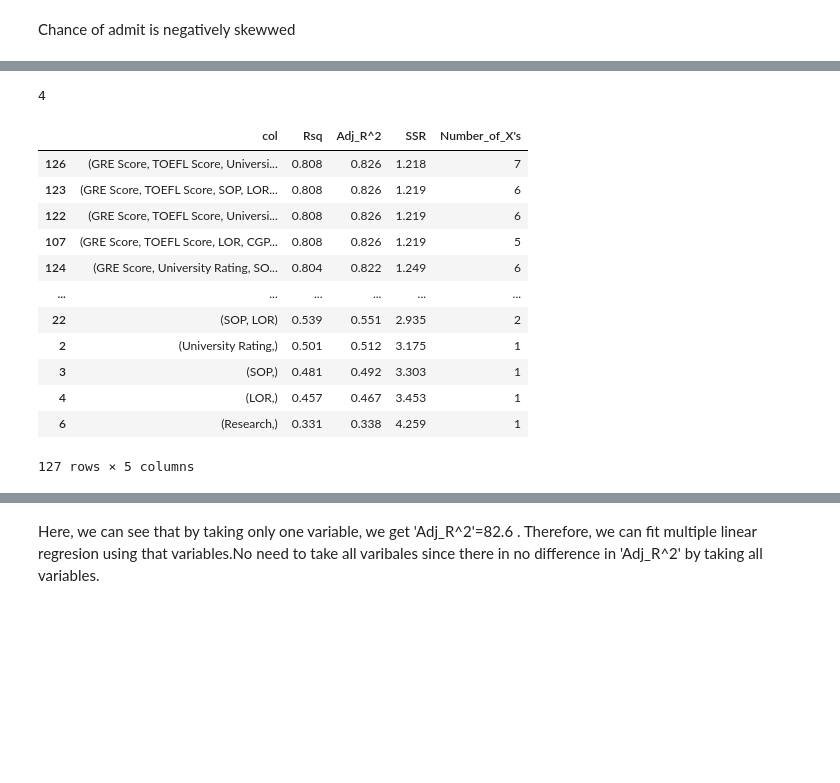
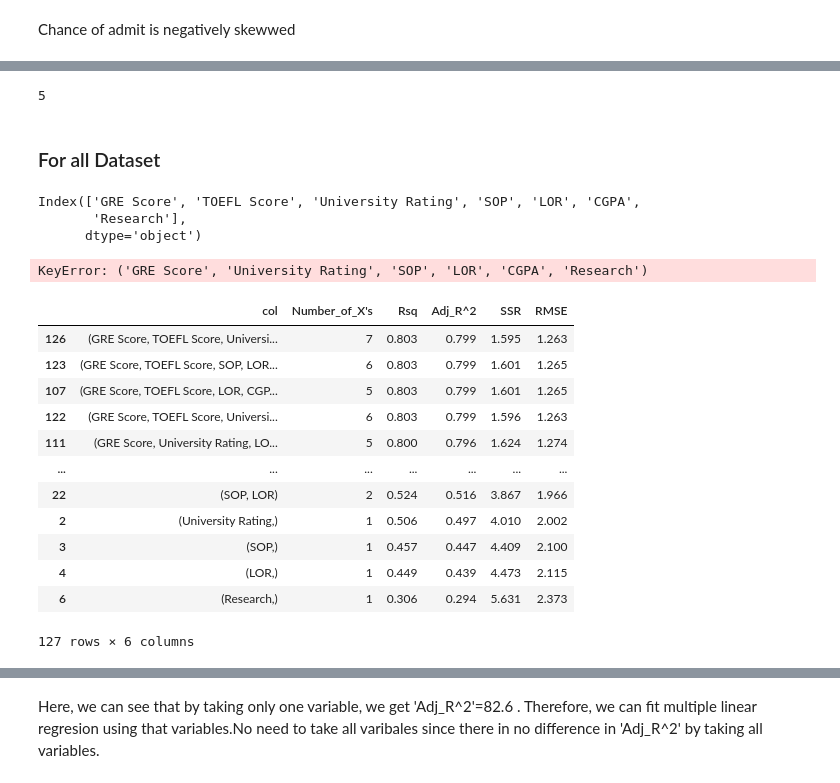
Before and after one commit to Jayesh-Chavan/Machine-Learning, a Jupyter notebook: Linear Regression/Multiple Regression.ipynb, the cells around one changed output, grey strips where cells are left out. Drawn from its saved outputs; the diff is of its cells as text; code cells hidden in the pictures; blank space fills up the shorter version.

```diff
--- a/Linear Regression/Multiple Regression.ipynb
+++ b/Linear Regression/Multiple Regression.ipynb
@@ -153,25 +85,40 @@ def MLR(X,y,pred = None):
     X :- DataFrame of X variates
     y :- Dependent variable
     pred :- Data to use to predict (Either train or test)'''
-    X_train, X_test, y_train ,y_test = train_test_split(X,y,train_size=0.8,random_state=101)  #applying train test function
-    lm = LinearRegression()
-    lm.fit(X_train,y_train)
 
     if pred == 'train':
+        X_train, X_test, y_train ,y_test = train_test_split(X,y,train_size=0.8,random_state=101)  #applying train test function
+        lm = LinearRegression()
+        lm.fit(X_train,y_train)
         y_pred = lm.predict(X_train)
         Rsq = R_sq(y_train , y_pred)
         Adj_ = Adjusted_R(y_train, y_pred)
         SSR_ = np.round(((np.array(y_train) - np.array(y_pred))**2).sum(),decimals=3)
+        RMSE_ = np.round(np.sqrt(((np.array(y_train) - np.array(y_pred))**2).sum()),decimals=3)
 
-    elif pred == 'test' or pred == None:
+    elif pred == 'test' :
+        X_train, X_test, y_train ,y_test = train_test_split(X,y,train_size=0.8,random_state=101)  #applying train test function
+        lm = LinearRegression()
+        lm.fit(X_train,y_train)
         y_pred = lm.predict(X_test)
         Rsq = R_sq(y_test , y_pred)
         Adj_ = Adjusted_R(y_test, y_pred)
         SSR_ = np.round(((np.array(y_test) - np.array(y_pred))**2).sum(),decimals=3)
+        RMSE_ = np.round(np.sqrt(((np.array(y_test) - np.array(y_pred))**2).sum()),decimals=3)
 
-    return y_pred,Rsq,Adj_,SSR_
+    else:
+        lm = LinearRegression()
+        lm.fit(X,y)
+        y_pred = lm.predict(X)
+        Rsq = R_sq(y , y_pred)
+        Adj_ = Adjusted_R(y, y_pred)
+        SSR_ = np.round(((np.array(y) - np.array(y_pred))**2).sum(),decimals=3)
+        RMSE_ = np.round(np.sqrt(((np.array(y) - np.array(y_pred))**2).sum()),decimals=3)
 
-len(MLR(X,y, 'train' ))
+
+    return y_pred,Rsq,Adj_,SSR_,RMSE_
+
+len(MLR(X,y,))#'test' ))
 # %% [output]
-4
+5
 # %%
@@ -211,3 +199,5 @@ def Subset_Selection(X,y,to_predict):
+# %% [markdown]
+### For all Dataset
 # %%
 X = df.drop('Chance of Admit',axis=1)
 y  = df['Chance of Admit']
@@ -215,18 +204,28 @@ X_col  = X.columns
-# %%
-e = Subset_Selection(X,y,'train')
-e
-# %% [output]
-|  | col | Rsq | Adj_R^2 | SSR | Number_of_X's |
-| 126 | (GRE Score, TOEFL Score, Universi... | 0.808 | 0.826 | 1.218 | 7 |
-| 123 | (GRE Score, TOEFL Score, SOP, LOR... | 0.808 | 0.826 | 1.219 | 6 |
-| 122 | (GRE Score, TOEFL Score, Universi... | 0.808 | 0.826 | 1.219 | 6 |
-| 107 | (GRE Score, TOEFL Score, LOR, CGP... | 0.808 | 0.826 | 1.219 | 5 |
-| 124 | (GRE Score, University Rating, SO... | 0.804 | 0.822 | 1.249 | 6 |
-| ... | ... | ... | ... | ... | ... |
-| 22 | (SOP, LOR) | 0.539 | 0.551 | 2.935 | 2 |
-| 2 | (University Rating,) | 0.501 | 0.512 | 3.175 | 1 |
-| 3 | (SOP,) | 0.481 | 0.492 | 3.303 | 1 |
-| 4 | (LOR,) | 0.457 | 0.467 | 3.453 | 1 |
-| 6 | (Research,) | 0.331 | 0.338 | 4.259 | 1 |
-127 rows × 5 columns
+# %%
+X.columns
+# %% [output]
+Index(['GRE Score', 'TOEFL Score', 'University Rating', 'SOP', 'LOR', 'CGPA',
+       'Research'],
+      dtype='object')
+# %%
+X['GRE Score', 'University Rating', 'SOP', 'LOR', 'CGPA','Research']
+# %% [output]
+KeyError: ('GRE Score', 'University Rating', 'SOP', 'LOR', 'CGPA', 'Research')
+# %%
+e = Subset_Selection(X,y)
+e
+# %% [output]
+|  | col | Number_of_X's | Rsq | Adj_R^2 | SSR | RMSE |
+| 126 | (GRE Score, TOEFL Score, Universi... | 7 | 0.803 | 0.799 | 1.595 | 1.263 |
+| 123 | (GRE Score, TOEFL Score, SOP, LOR... | 6 | 0.803 | 0.799 | 1.601 | 1.265 |
+| 107 | (GRE Score, TOEFL Score, LOR, CGP... | 5 | 0.803 | 0.799 | 1.601 | 1.265 |
+| 122 | (GRE Score, TOEFL Score, Universi... | 6 | 0.803 | 0.799 | 1.596 | 1.263 |
+| 111 | (GRE Score, University Rating, LO... | 5 | 0.800 | 0.796 | 1.624 | 1.274 |
+| ... | ... | ... | ... | ... | ... | ... |
+| 22 | (SOP, LOR) | 2 | 0.524 | 0.516 | 3.867 | 1.966 |
+| 2 | (University Rating,) | 1 | 0.506 | 0.497 | 4.010 | 2.002 |
+| 3 | (SOP,) | 1 | 0.457 | 0.447 | 4.409 | 2.100 |
+| 4 | (LOR,) | 1 | 0.449 | 0.439 | 4.473 | 2.115 |
+| 6 | (Research,) | 1 | 0.306 | 0.294 | 5.631 | 2.373 |
+127 rows × 6 columns
 # %%
```
Also changed, not shown: parts of 40 cells of this notebook.
